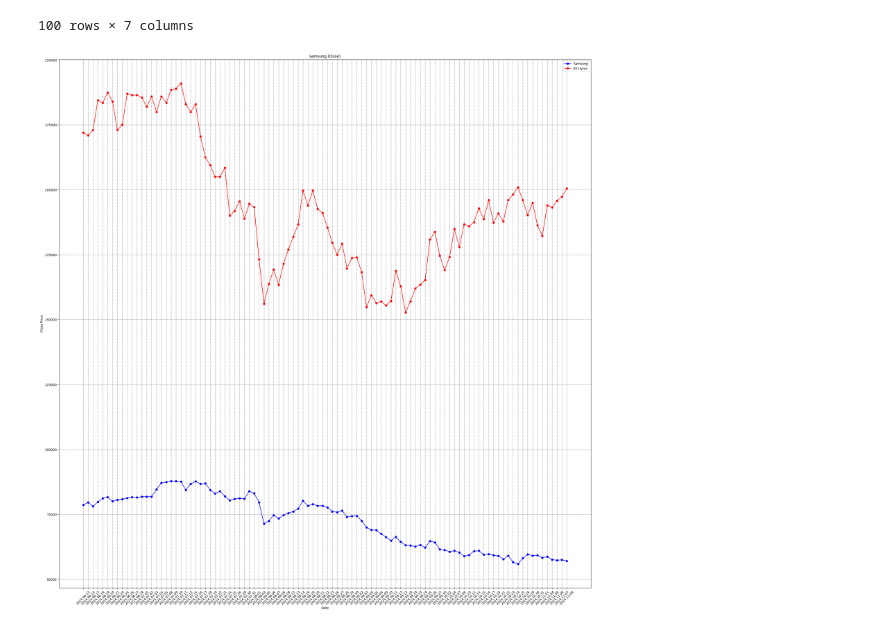
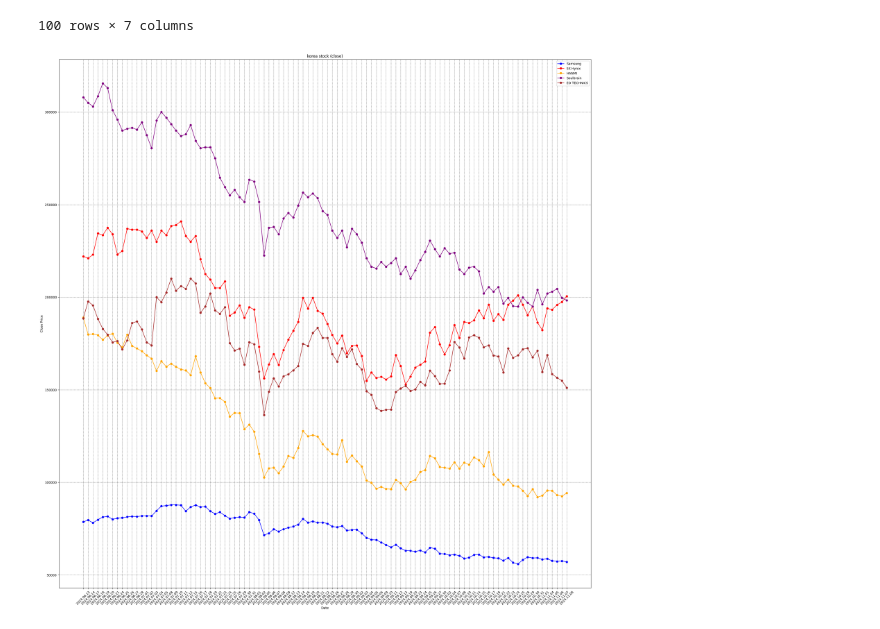
Before and after one commit to dj-jun0918/korea_data1, a Jupyter notebook: korea_data.ipynb, the cells around one changed output. Drawn from its saved outputs; the diff is of its cells as text; code cells hidden in the pictures.

```diff
--- a/korea_data.ipynb
+++ b/korea_data.ipynb
@@ -104,16 +163,59 @@ df2
 | 98 | 2024.11.07 | 197400.0 | 상승 1,600 | 197400.0 | 198300.0 | 193100.0 | 2976546.0 |
 | 99 | 2024.11.08 | 200500.0 | 상승 3,100 | 200500.0 | 203000.0 | 198800.0 | 2985010.0 |
 100 rows × 7 columns
+# %%
+df3 = pd.DataFrame()
+sise_url3 = 'https://finance.naver.com/item/sise_day.nhn?code=042700'  #한미반도체
+for page in range(1, 99):
+    page_url3 = '{}&page={}'.format(sise_url3, page)
+    response3 = requests.get(page_url3, headers=headers)
+    html3 = bs(response3.text, 'html.parser')
+    html_table3 = html3.select("table")
+    table3 = pd.read_html(str(html_table3))
+    df3 = pd.concat([df3, table3[0].dropna()], ignore_index=True)
+    df3 = df3.dropna()
+    df3 = df3.iloc[0:100]
+    df3 = df3.sort_values(by='날짜')
+
+
+df4 = pd.DataFrame()
+sise_url4 = 'https://finance.naver.com/item/sise_day.nhn?code=357780'  #솔브레인
+for page in range(1, 99):
+    page_url4 = '{}&page={}'.format(sise_url4, page)
+    response4 = requests.get(page_url4, headers=headers)
+    html4 = bs(response4.text, 'html.parser')
+    html_table4 = html4.select("table")
+    table4 = pd.read_html(str(html_table4))
+    df4 = pd.concat([df4, table4[0].dropna()], ignore_index=True)
+    df4 = df4.dropna()
+    df4 = df4.iloc[0:100]
+    df4 = df4.sort_values(by='날짜')
+
+df5 = pd.DataFrame()
+sise_url5 = 'https://finance.naver.com/item/sise_day.nhn?code=039030'  #이오테크닉스
+for page in range(1, 99):
+    page_url5 = '{}&page={}'.format(sise_url5, page)
+    response5 = requests.get(page_url5, headers=headers)
+    html5 = bs(response5.text, 'html.parser')
+    html_table5 = html5.select("table")
+    table5 = pd.read_html(str(html_table5))
+    df5 = pd.concat([df5, table5[0].dropna()], ignore_index=True)
+    df5 = df5.dropna()
+    df5 = df5.iloc[0:100]
+    df5 = df5.sort_values(by='날짜')
 # %%
 plt.figure(figsize=(30, 30))
-plt.title('samsung (close)')
+plt.title('korea stock (close)')
 plt.xticks(rotation=45)
 plt.plot(df['날짜'], df['종가'], color='blue', marker='o', label='Samsung')
 plt.plot(df2['날짜'], df2['종가'], color='red', marker='o', label='SK Hynix')
+plt.plot(df3['날짜'], df3['종가'], color='orange', marker='o', label='HANMI')
+plt.plot(df4['날짜'], df4['종가'], color='purple', marker='o', label='Soulbrain')
+plt.plot(df5['날짜'], df5['종가'], color='brown', marker='o', label='EO TECHNICS')
 plt.grid(color='gray', linestyle='--')
 plt.xlabel('Date')
 plt.ylabel('Close Price')
 plt.legend()
 plt.show()
 # %% [output]
-[figure, old version]
+[figure, new version]
```
Also changed, not shown: parts of 1 cell of this notebook.
